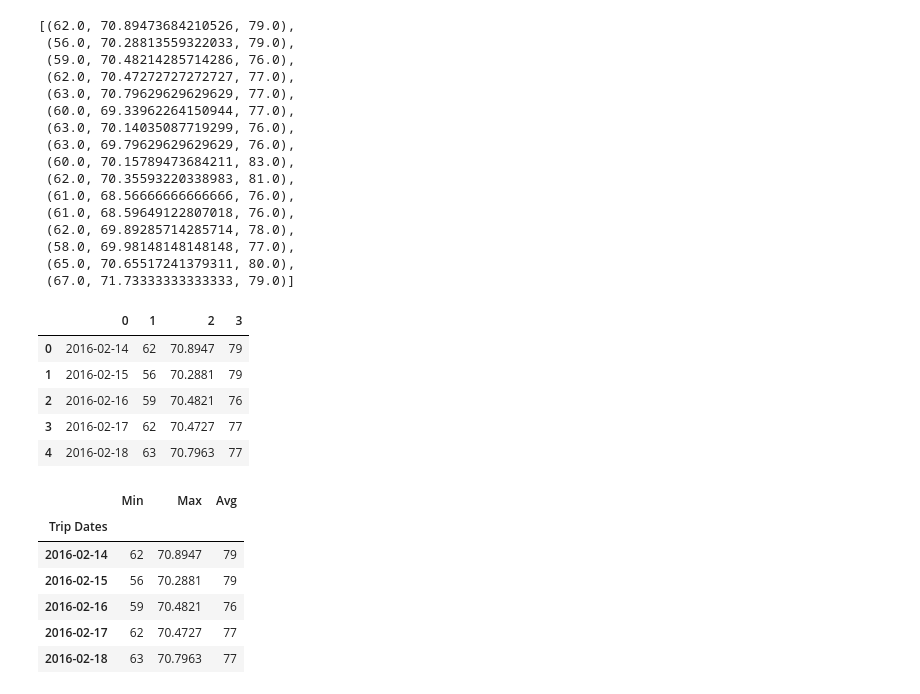
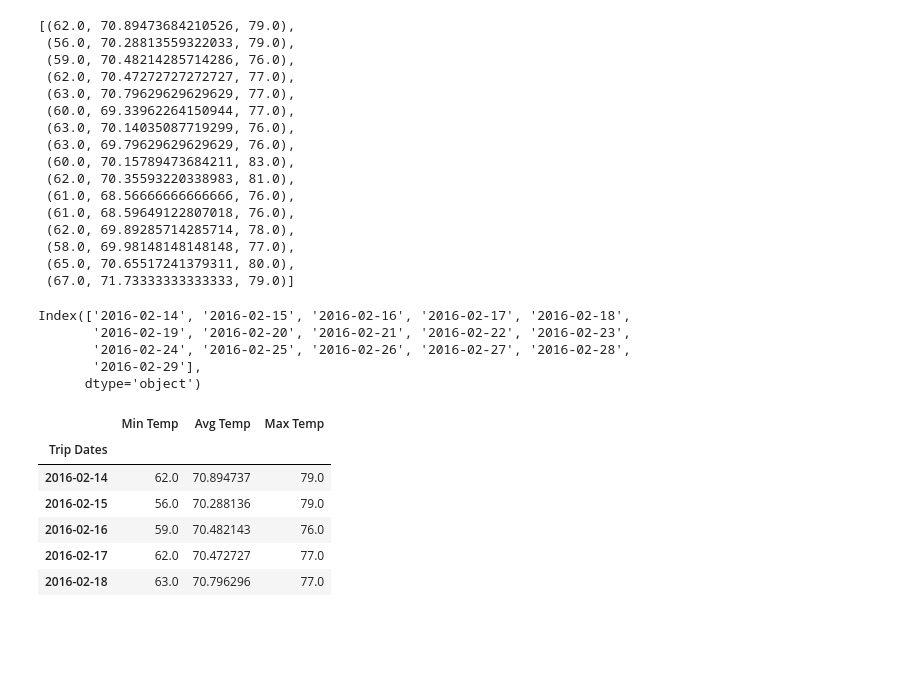
Before and after one commit to dayothompson/Sqlalchemy_Challenge, a Jupyter notebook: climate_starter.ipynb, the cells around one changed output. Cells and saved outputs as stored; diff of their text form; code cells hidden in the pictures; blank space fills up the shorter version.

```diff
--- a/climate_starter.ipynb
+++ b/climate_starter.ipynb
@@ -412,29 +401,28 @@ for a in normals:
-# %%
-# Load the previous query results into a Pandas DataFrame and add the `trip_dates` range
-
-trip_data = pd.DataFrame([trip_day_list, tmin, tmax, tavg]).T
-trip_data.head()
-# %% [output]
-|  | 0 | 1 | 2 | 3 |
-| 0 | 2016-02-14 | 62 | 70.8947 | 79 |
-| 1 | 2016-02-15 | 56 | 70.2881 | 79 |
-| 2 | 2016-02-16 | 59 | 70.4821 | 76 |
-| 3 | 2016-02-17 | 62 | 70.4727 | 77 |
-| 4 | 2016-02-18 | 63 | 70.7963 | 77 |
-# %%
-# Rename column names and set 'Trip Dates' as index
-
-trip_data.rename(columns={0: 'Trip Dates', 1: 'Min', 2: 'Max', 3:'Avg'}, inplace=True)
-trip_data.set_index('Trip Dates', inplace=True)
-trip_data.head()
-# %% [output]
-|  | Min | Max | Avg |
-| Trip Dates |  |  |  |
-| 2016-02-14 | 62 | 70.8947 | 79 |
-| 2016-02-15 | 56 | 70.2881 | 79 |
-| 2016-02-16 | 59 | 70.4821 | 76 |
-| 2016-02-17 | 62 | 70.4727 | 77 |
-| 2016-02-18 | 63 | 70.7963 | 77 |
+# %%
+trip_date = trip_day_list.strftime('%Y-%m-%d')
+trip_date
+# %% [output]
+Index(['2016-02-14', '2016-02-15', '2016-02-16', '2016-02-17', '2016-02-18',
+       '2016-02-19', '2016-02-20', '2016-02-21', '2016-02-22', '2016-02-23',
+       '2016-02-24', '2016-02-25', '2016-02-26', '2016-02-27', '2016-02-28',
+       '2016-02-29'],
+      dtype='object')
+# %%
+# Load the previous query results into a Pandas DataFrame and set 'Trip Dates' as index
+
+temp_df = pd.DataFrame(normals, columns=["Min Temp", "Avg Temp", "Max Temp"], index=[i for i in range(16)])
+trip_df = pd.DataFrame(trip_date, columns=["Trip Dates"], index=[i for i in range(16)])
+trip_data = pd.merge(trip_df, temp_df, left_index=True, right_index=True)
+trip_data.set_index('Trip Dates', inplace=True)
+trip_data.head()
+# %% [output]
+|  | Min Temp | Avg Temp | Max Temp |
+| Trip Dates |  |  |  |
+| 2016-02-14 | 62.0 | 70.894737 | 79.0 |
+| 2016-02-15 | 56.0 | 70.288136 | 79.0 |
+| 2016-02-16 | 59.0 | 70.482143 | 76.0 |
+| 2016-02-17 | 62.0 | 70.472727 | 77.0 |
+| 2016-02-18 | 63.0 | 70.796296 | 77.0 |
 # %%
 # Plot the daily normals as an area plot with `stacked=False`
 
```
Also changed, not shown: parts of 3 cells of this notebook, 1 other file.
